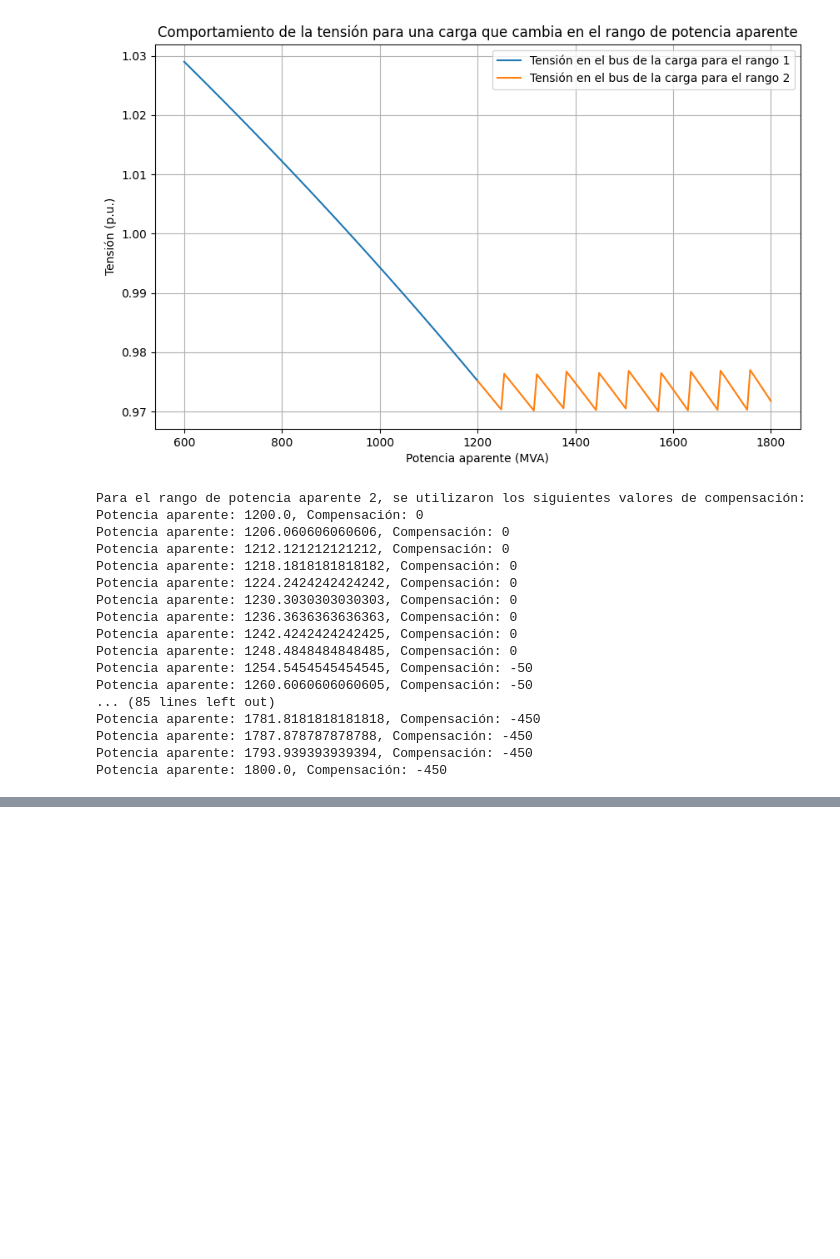
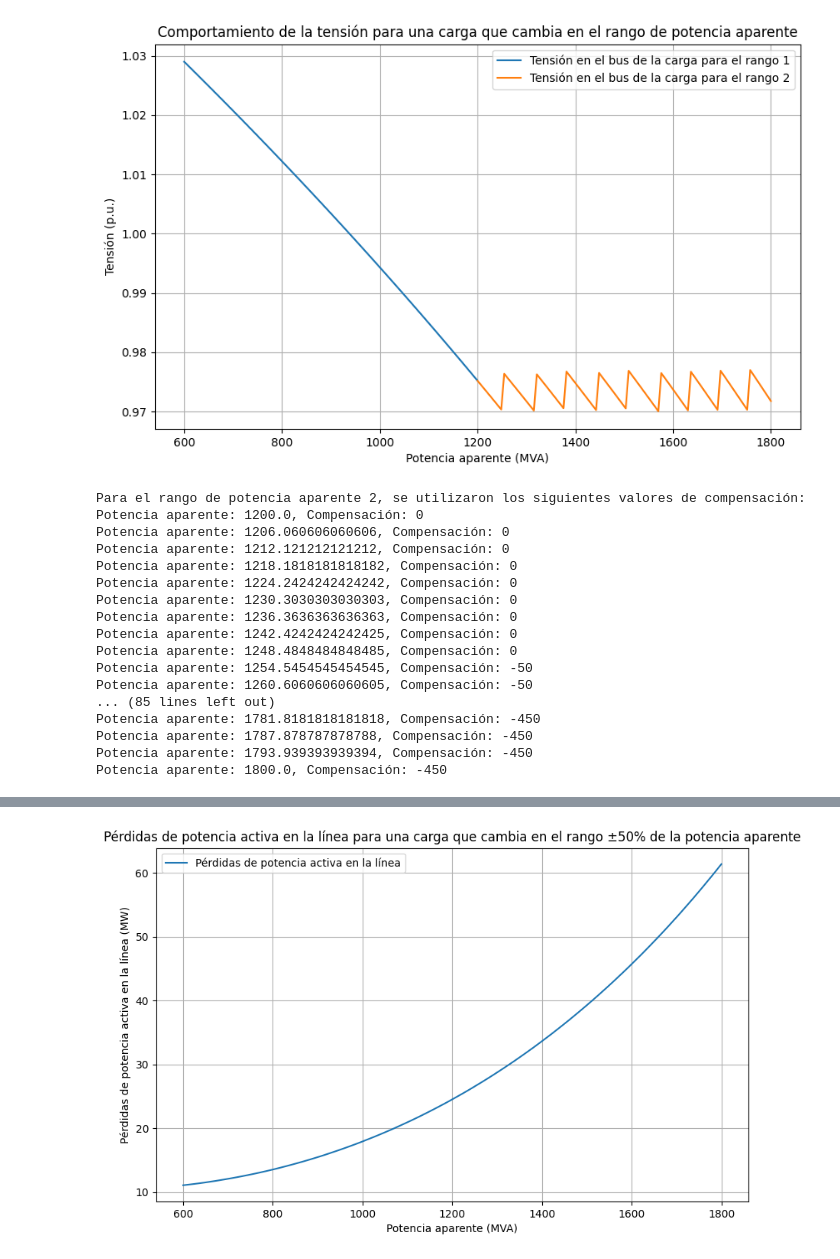
Before and after one commit to CristianRecabarren/G2B_SEP1_S12024, a Jupyter notebook: TareaSEPG2B.ipynb, the cells around one changed output, grey strips where cells are left out. Saved outputs shown, nothing was run; the diff lists cells and outputs as text; code cells hidden in the pictures; blank space fills up the shorter version.

```diff
--- a/TareaSEPG2B.ipynb
+++ b/TareaSEPG2B.ipynb
@@ -267,0 +184,64 @@ plt.show()
+# %%
+import numpy as np
+import matplotlib.pyplot as plt
+import pandapower as pp
+
+# Crear red vacia (net)
+net = pp.create_empty_network()
+
+# Crear barras
+line_data = {"r_ohm_per_km": 0.02, "x_ohm_per_km": 0.115, "c_nf_per_km": 19.1, "max_i_ka": 1., "type": "linea"}
+pp.create_std_type(net, line_data, "linea")
+b1 = pp.create_bus(net, vn_kv=500., name="Bus 1")
+b2 = pp.create_bus(net, vn_kv=500, name="Bus 2")
+pp.create_ext_grid(net, bus=b1, vm_pu=1, name="Conexion de malla")
+pp.create_load(net, bus=b2, p_mw=1080, q_mvar=523.069, name="Carga")
+
+# Crear linea
+pp.create_line(net, from_bus=b1, to_bus=b2, length_km=500, std_type="linea", name="Linea 1", parallel=2)
+
+# Potencia aparente inicial
+s_initial = 1200  # en MVA
+fp = 0.9  # factor de potencia
+
+# Calcular la potencia activa y reactiva
+p_initial = s_initial * fp  # en MW
+q_initial = np.sqrt(s_initial**2 - p_initial**2)  # en MVar
+
+# Crear un rango de potencias aparentes que represente el cambio de ±50%
+s_range = np.linspace(s_initial*0.5, s_initial*1.5, num=100)
+
+# Lista para guardar las pérdidas de potencia activa en la línea
+line_losses = []
+
+# Para cada potencia aparente en el rango
+for s in s_range:
+    # Calcular la nueva potencia activa y reactiva
+    p = s * fp
+    q = np.sqrt(s**2 - p**2)
+
+    # Actualizar la carga en la red
+    net.load.loc[0, 'p_mw'] = p
+    net.load.loc[0, 'q_mvar'] = q
+
+    # Ejecutar una simulación de flujo de potencia
+    pp.runpp(net, max_iteration=2000, tolerance_mva=1e-9)
+
+    # Calcular las pérdidas de potencia activa en la línea
+    line_loss = sum(net.res_line.pl_mw)
+
+    # Guardar las pérdidas de potencia activa en la línea
+    line_losses.append(line_loss)
+
+# Graficar las pérdidas de potencia activa en la línea en función de la potencia aparente
+plt.figure(figsize=(10, 6))
+plt.plot(s_range, line_losses, label='Pérdidas de potencia activa en la línea')
+
+plt.xlabel('Potencia aparente (MVA)')
+plt.ylabel('Pérdidas de potencia activa en la línea (MW)')
+plt.title('Pérdidas de potencia activa en la línea para una carga que cambia en el rango ±50% de la potencia aparente')
+plt.legend()
+plt.grid(True)
+plt.show()
+# %% [output]
+[figure, added]
```
Also changed, not shown: parts of 2 cells of this notebook.
